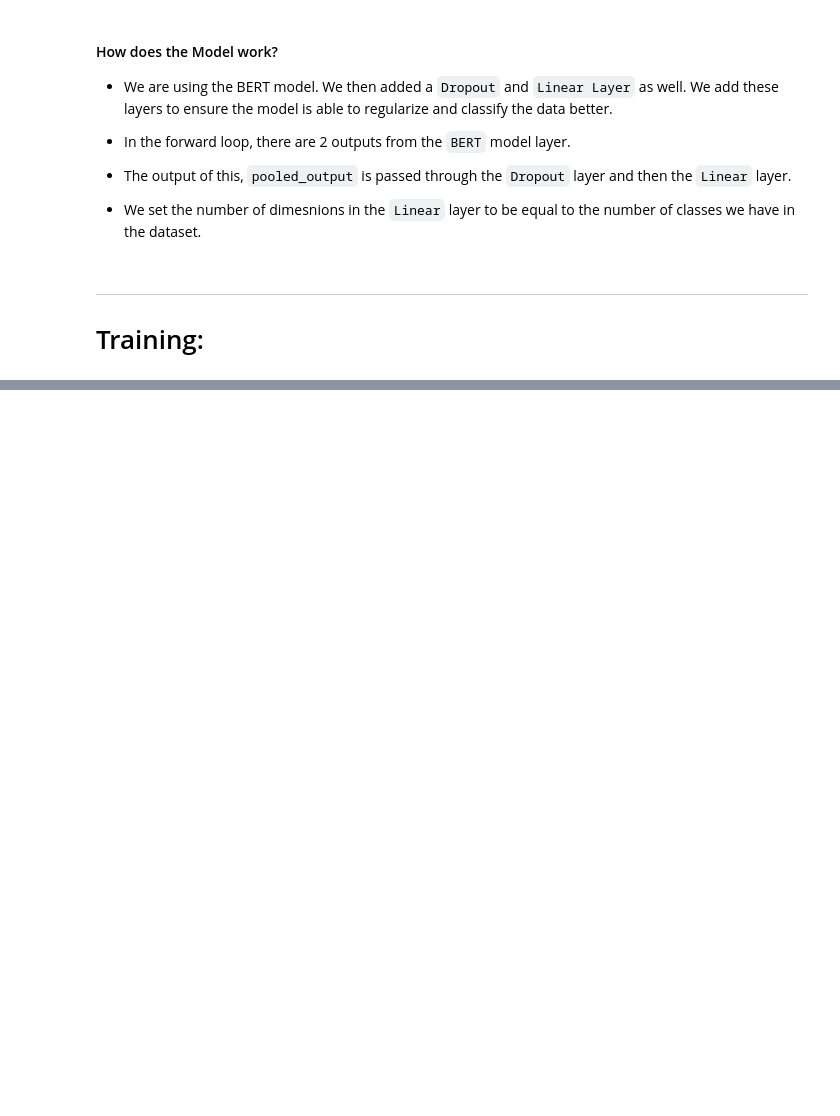
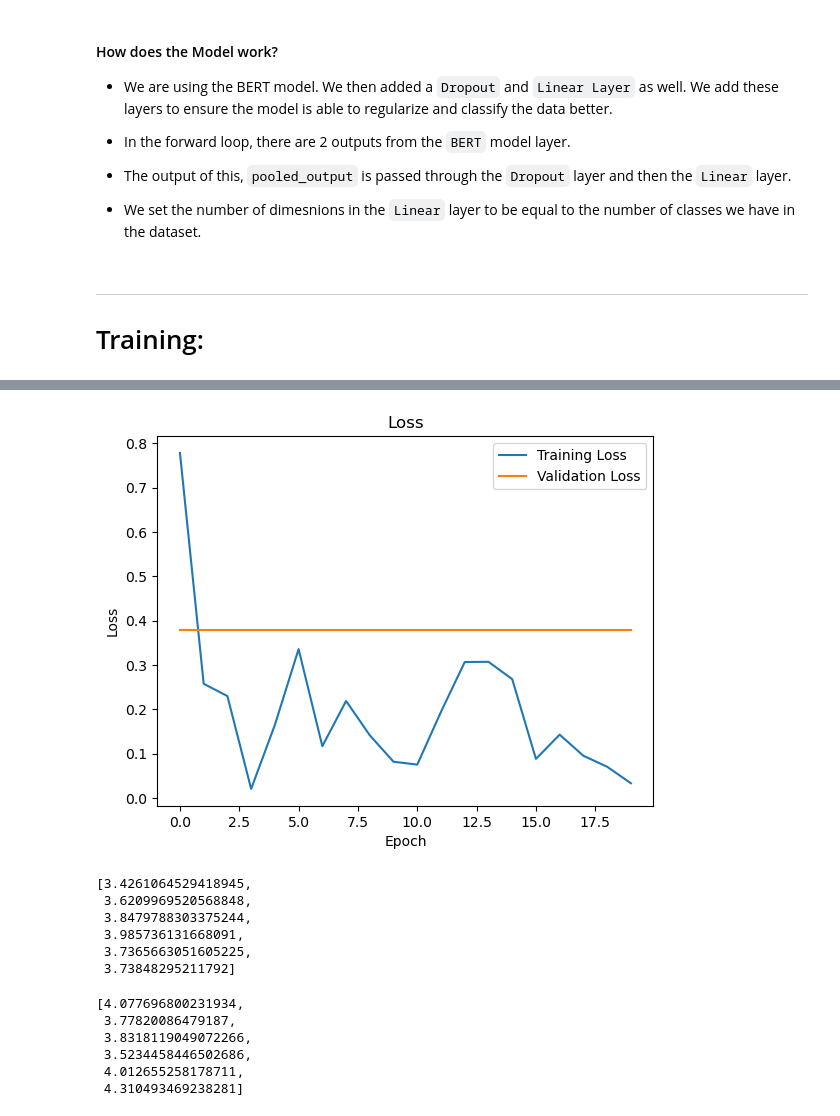
Before and after one commit to rvineet02/cs505_final_project, a Jupyter notebook: data_exploration.ipynb, the cells around one changed output, grey strips where cells are left out. Saved outputs shown, nothing was run; the diff lists cells and outputs as text; code cells hidden in the pictures; blank space fills up the shorter version.

```diff
--- a/data_exploration.ipynb
+++ b/data_exploration.ipynb
@@ -236,7 +323,7 @@ from torch import nn
 class BERT_Classifier(nn.Module):
 	def __init__(self):
 		super(BERT_Classifier, self).__init__()
-		self.bert = BertModel.from_pretrained('bert-base-uncased')
+		self.bert = BertModel.from_pretrained('bert-base-cased')
 		self.drop = nn.Dropout(0.0)
 		self.out = nn.Linear(768, 6)
 
@@ -300,13 +387,16 @@ def train(epoch):
 		outputs = model(ids, mask, token_type_ids)
 		loss = loss_fn(outputs, targets)
 		if idx % 100 == 0:
-			print(f"Batch: {idx} | Loss: {loss.item()}")
+			print(f"	EPOCH: {epoch} | Batch: {idx} | Loss: {loss.item()}")
 		optimizer.zero_grad()
 		loss.backward()
 		optimizer.step()
 
 	print(f"EPOCH: {epoch} | LOSS: {loss.item()}")
+	return loss.item()
 # %%
+training_losses = []
 for epoch in range(EPOCHS):
-	train(epoch)
+	loss = train(epoch)
+	training_losses.append(loss)
 # %% [output]
@@ -345,8 +443,10 @@ def calculate_metrics(outputs, targets):
 	mse = metrics.mean_squared_error(targets, outputs)
 	return mse
 # %%
+validation_losses = []
 for epoch in range(EPOCHS):
 	outputs, targets = validation(epoch=epoch)
 	mse = calculate_metrics(outputs, targets)
 	print(f"EPOCH: {epoch} | MSE: {mse}")
+	validation_losses.append(mse)
 # %% [output]
@@ -355 +473,16 @@ EPOCH: 0 | ACCURACY: None
+# %%
+# plotting the training and val losses
+from matplotlib import pyplot as plt
+
+plt.title('Loss')
+plt.plot(training_losses, label='Training Loss')
+plt.plot(validation_losses, label='Validation Loss')
+
+plt.xlabel('Epoch')
+plt.ylabel('Loss')
+plt.legend()
+
+plt.show()
+# %% [output]
+[figure, added]
 # %%
@@ -378,3 +510,24 @@ def predict(text):
 		outputs = model(ids, mask, token_type_ids)
 
 		return outputs.cpu().detach().numpy().tolist()[0]
+# %%
+text = "Also, within the opening, Virgil exposits the overarching theme of the poem: the founding of Rome. The poem is as much about the journeys of Aeneas as it is the inevitability of Rome. Virgil introduces the fundamental thematic undertones of the poem: Juno’s furor and the prophecy."
+
+predict(text)
+# %% [output]
+[3.4261064529418945,
+ 3.6209969520568848,
+ 3.8479788303375244,
+ 3.985736131668091,
+ 3.7365663051605225,
+ 3.73848295211792]
+# %%
+text = "In this passage, Aeneas visits the Underworld and has interactions with Dido and Deiphobus. Aeneas is given passage to the underworld, beyond the styx. This episode is grounded in Homer’s Odyssey where Odysseus speaks to the dead. However, in the Odyssey, Odysseus never actually goes to the underworld, he remains above land and the dead spirits appear and talk to him. First, Aeneas visits the Fields of Mourning, which is where the souls who died for love and those who committed suicide reside."
+predict(text)
+# %% [output]
+[4.077696800231934,
+ 3.77820086479187,
+ 3.8318119049072266,
+ 3.5234458446502686,
+ 4.012655258178711,
+ 4.310493469238281]
```
Also changed, not shown: parts of 13 cells of this notebook.
